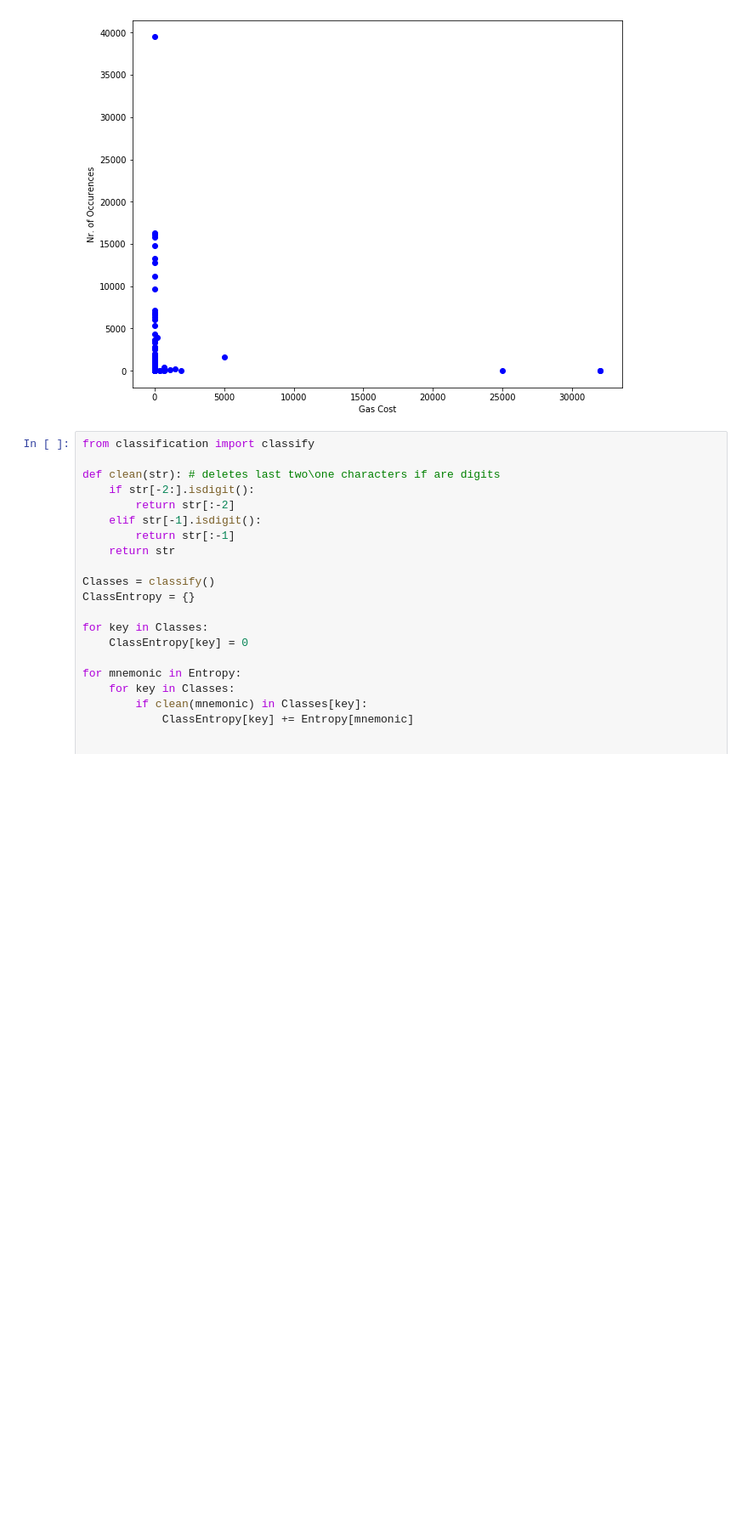
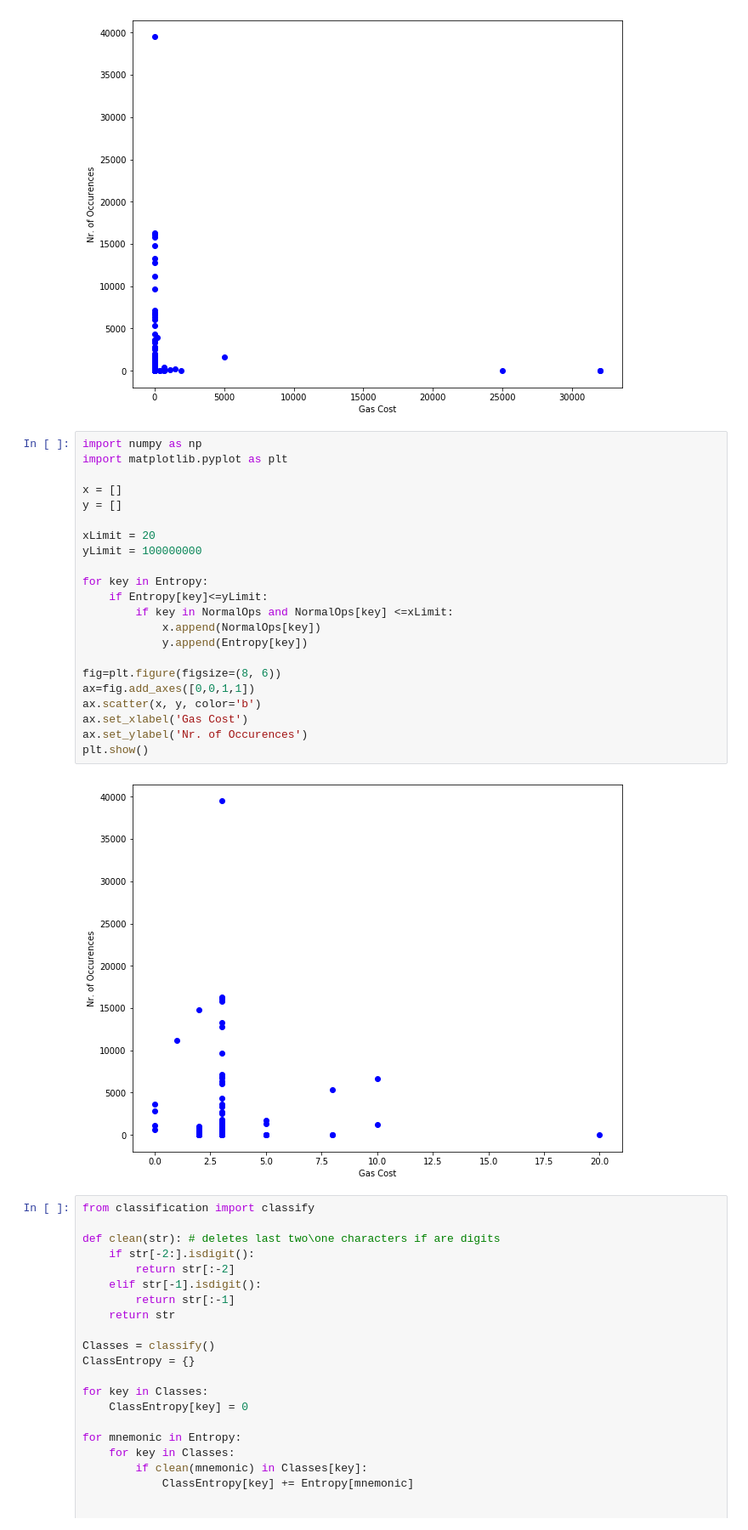
Before and after one commit to lukaqwe/EAOSCO, a Jupyter notebook: plots.ipynb, the cells around one changed output. Shown: that part at 85% size. Saved outputs shown, nothing was run; the diff lists cells and outputs as text; blank space fills up the shorter version.

```diff
--- a/plots.ipynb
+++ b/plots.ipynb
@@ -26,6 +26,30 @@ ax.set_ylabel('Nr. of Occurences')
 plt.show()
 # %% [output]
 [figure]
+# %%
+import numpy as np
+import matplotlib.pyplot as plt
+
+x = []
+y = []
+
+xLimit = 20
+yLimit = 100000000
+
+for key in Entropy:
+    if Entropy[key]<=yLimit:
+        if key in NormalOps and NormalOps[key] <=xLimit:
+            x.append(NormalOps[key])
+            y.append(Entropy[key])
+
+fig=plt.figure(figsize=(8, 6))
+ax=fig.add_axes([0,0,1,1])
+ax.scatter(x, y, color='b')
+ax.set_xlabel('Gas Cost')
+ax.set_ylabel('Nr. of Occurences')
+plt.show()
+# %% [output]
+[figure, added]
 # %%
 from classification import classify
 
```
Also changed, not shown: 4 other files.
